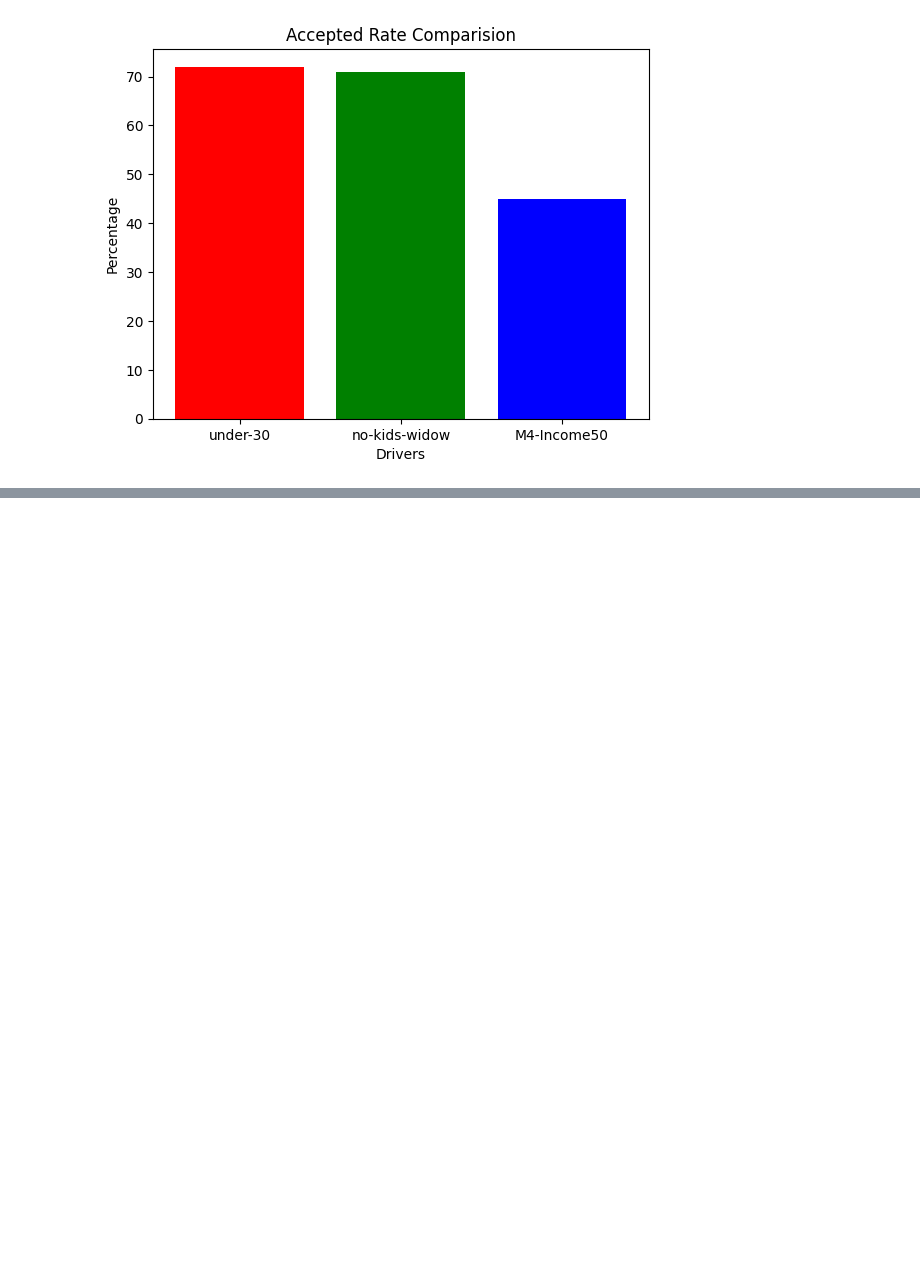
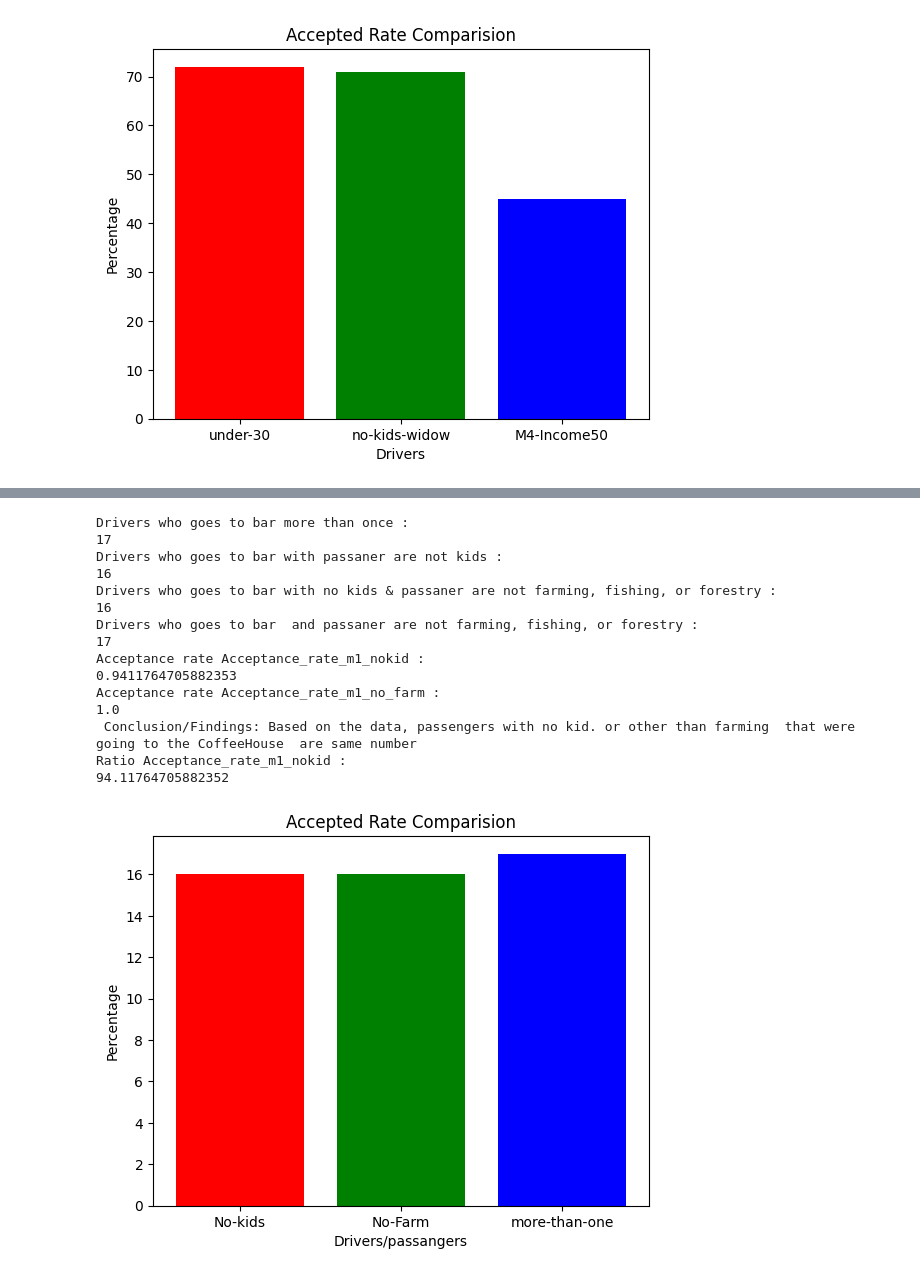
Before and after one commit to OBULAMRANA/accept_coupon, a Jupyter notebook: accept_coupon.ipynb, the cells around one changed output, grey strips where cells are left out. Cells and saved outputs as stored; diff of their text form; code cells hidden in the pictures; blank space fills up the shorter version.

```diff
--- a/accept_coupon.ipynb
+++ b/accept_coupon.ipynb
@@ -516,0 +568,2 @@ Conclution/Findings: 72% accepted the cupons under age 30, 71% accepted  with no
+# %%
+data= data.dropna()
@@ -516,0 +666,57 @@ Conclution/Findings: 72% accepted the cupons under age 30, 71% accepted  with no
+# %%
+data_ch=data[data['coupon']=='Coffee House']
+data_ch_morethan1 = data_ch[(data_ch['CoffeeHouse'] == "1~3")  | (data_ch['CoffeeHouse'] == "4~8")  | (data_ch['CoffeeHouse'] == "gt8") ]
+
+data_ch_morethan1_nokid= data_ch_morethan1[ ~data_ch_morethan1['passanger'].str.contains("Kid") ]
+
+print("Drivers who goes to bar more than once :")
+print(len(data_ch_morethan1))
+print("Drivers who goes to bar with passaner are not kids :")
+print(len(data_ch_morethan1_nokid))
+data_ch_morethan1_nokid_not_far_fis_for = data_ch_morethan1_nokid[  ~data_ch_morethan1_nokid['occupation'].str.contains("Farming Fishing & Forestry") ]
+print("Drivers who goes to bar with no kids & passaner are not farming, fishing, or forestry : ")
+print(len(data_ch_morethan1_nokid_not_far_fis_for))
+
+
+data_ch_morethan1_not_farming = data_ch_morethan1[ ~data_ch_morethan1['occupation'].str.contains("Farming Fishing & Forestry") ]
+print("Drivers who goes to bar  and passaner are not farming, fishing, or forestry : ")
+print(len(data_ch_morethan1_not_farming))
+
+Acceptance_rate_m1_nokid = data_ch_morethan1_nokid.shape[0]/data_ch_morethan1.shape[0]
+print("Acceptance rate Acceptance_rate_m1_nokid :")
+print(Acceptance_rate_m1_nokid)
+
+Acceptance_rate_m1_no_farm = data_ch_morethan1_not_farming.shape[0]/data_ch_morethan1.shape[0]
+print("Acceptance rate Acceptance_rate_m1_no_farm :")
+print(Acceptance_rate_m1_no_farm)
+
+print(" Conclusion/Findings: Based on the data, passengers with no kid. or other than farming  that were going to the CoffeeHouse  are same number")
+
+#####Ratio:
+print("Ratio Acceptance_rate_m1_nokid :")
+print((Acceptance_rate_m1_nokid/Acceptance_rate_m1_no_farm)* 100)
+
+df_accepted = { 'drivers':['No-kids', 'No-Farm', 'more-than-one'],
+               'percentage': [16,16,17]}
+plt.title("Accepted Rate Comparision")
+plt.xlabel("Drivers/passangers")
+plt.ylabel("Percentage")
+plt.bar(df_accepted['drivers'], df_accepted['percentage'], color=['red', 'green', 'blue'])
+plt.show()
+# %% [output]
+Drivers who goes to bar more than once :
+17
+Drivers who goes to bar with passaner are not kids :
+16
+Drivers who goes to bar with no kids & passaner are not farming, fishing, or forestry :
+16
+Drivers who goes to bar  and passaner are not farming, fishing, or forestry :
+17
+Acceptance rate Acceptance_rate_m1_nokid :
+0.9411764705882353
+Acceptance rate Acceptance_rate_m1_no_farm :
+1.0
+ Conclusion/Findings: Based on the data, passengers with no kid. or other than farming  that were going to the CoffeeHouse  are same number
+Ratio Acceptance_rate_m1_nokid :
+94.11764705882352
+[figure, added]
```
Also changed, not shown: parts of 12 cells of this notebook.
